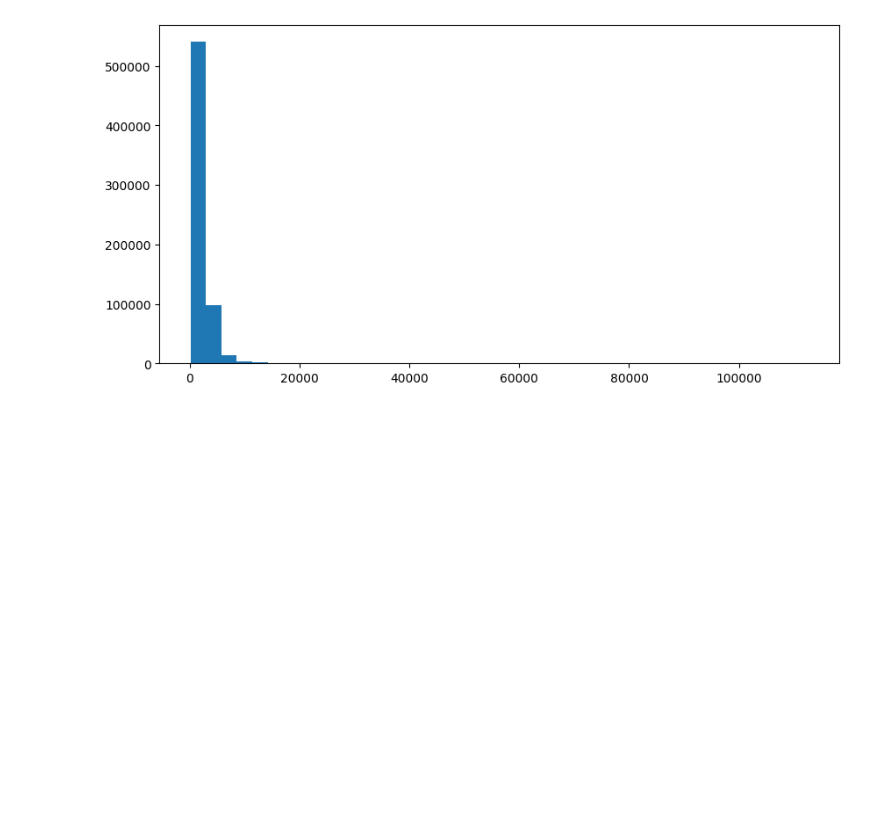
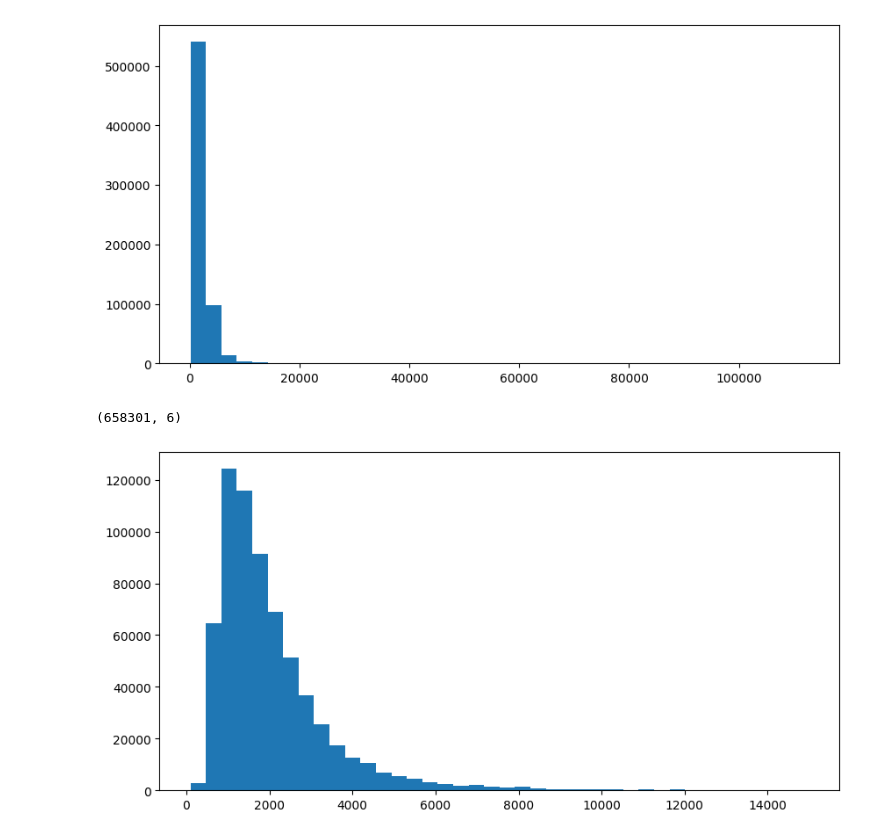
Before and after one commit to zinakhazaee/MachineLearning-SupervisedLearning_Regression, a Jupyter notebook: usa_real_estate.ipynb, the cells around one changed output. Cells and saved outputs as stored; diff of their text form; code cells hidden in the pictures; blank space fills up the shorter version.

```diff
--- a/usa_real_estate.ipynb
+++ b/usa_real_estate.ipynb
@@ -291,3 +291,15 @@ plt.hist(x= bed_reduced['house_size'], bins=40)
 plt.show()
 # %% [output]
 [figure]
+# %%
+house_reduced = bed_reduced[bed_reduced['house_size'] < 15000]
+# %%
+house_reduced.shape
+# %% [output]
+(658301, 6)
+# %%
+ax = plt.figure(figsize= (10,5))
+plt.hist(x= house_reduced['house_size'], bins=40)
+plt.show()
+# %% [output]
+[figure, added]
```
Also changed, not shown: parts of 7 cells of this notebook.
